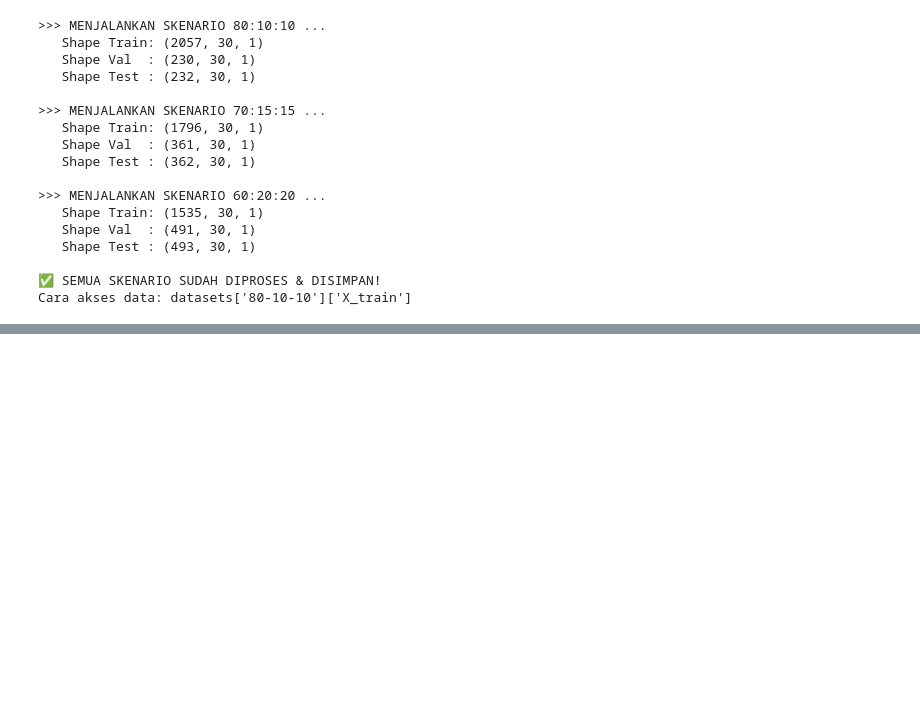
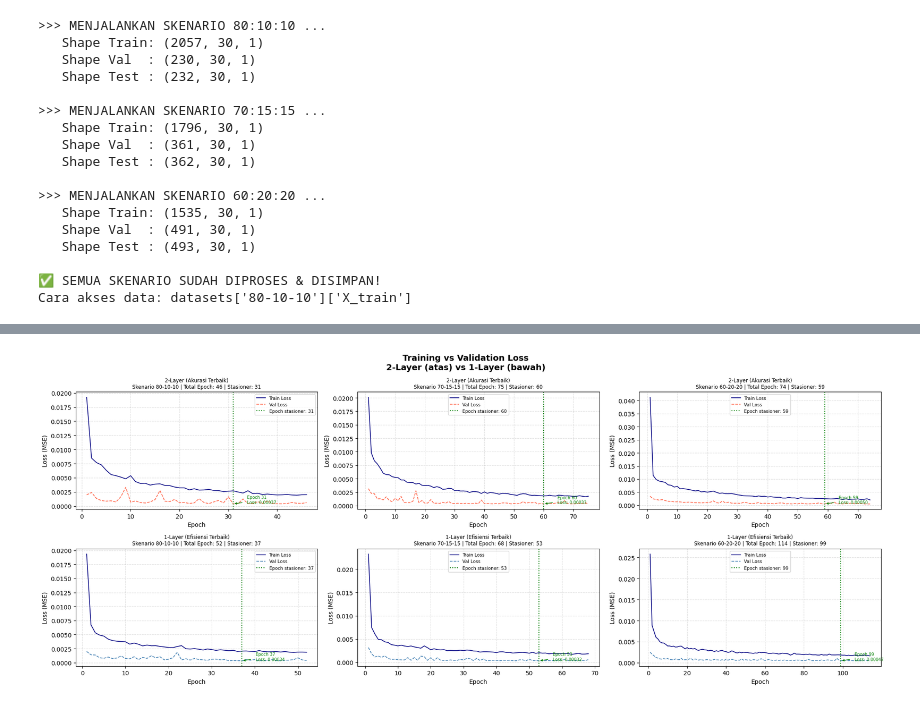
Before and after one commit to 031Talitha/TAtalitha, a Jupyter notebook: Uji TA Parameter Revisi.ipynb, the cells around one changed output, grey strips where cells are left out. Saved outputs shown, nothing was run; the diff lists cells and outputs as text; code cells hidden in the pictures; blank space fills up the shorter version.

```diff
--- a/Uji TA Parameter Revisi.ipynb
+++ b/Uji TA Parameter Revisi.ipynb
@@ -253,0 +957,90 @@ Cara akses data: datasets['80-10-10']['X_train']
+# %%
+# ============================================================
+# CELL 11 (REVISI) — LOSS CURVE + PENANDA EPOCH STASIONER
+# Perubahan: tambah garis vertikal di epoch terbaik (EarlyStopping)
+# ============================================================
+
+fig, axes = plt.subplots(2, 3, figsize=(20, 8))
+fig.suptitle('Training vs Validation Loss\n2-Layer (atas) vs 1-Layer (bawah)',
+             fontsize=14, fontweight='bold')
+
+for row_idx, cfg in enumerate(konfigurasi_final):
+    for col_idx, nama_skenario in enumerate(skenario_final):
+
+        key = f"{cfg['nama']}_{nama_skenario}"
+        ax  = axes[row_idx][col_idx]
+        h   = history_final[key]
+
+        total_epoch    = len(h['loss'])
+        val_loss_arr   = np.array(h['val_loss'])
+
+        # Epoch terbaik = epoch dengan val_loss terkecil (index + 1)
+        best_epoch     = int(np.argmin(val_loss_arr)) + 1
+        best_val_loss  = val_loss_arr[best_epoch - 1]
+
+        # Plot train & val loss
+        ax.plot(range(1, total_epoch + 1), h['loss'],
+                label='Train Loss', color='navy', linewidth=1.2)
+        ax.plot(range(1, total_epoch + 1), h['val_loss'],
+                label='Val Loss',
+                color='tomato' if cfg['n_bilstm_layers'] == 2 else 'steelblue',
+                linewidth=1.2, linestyle='--')
+
+        # ── GARIS VERTIKAL EPOCH STASIONER ──
+        ax.axvline(x=best_epoch, color='green', linestyle=':', linewidth=1.5,
+                   label=f'Epoch stasioner: {best_epoch}')
+
+        # Anotasi titik terbaik
+        ax.annotate(
+            f'  Epoch {best_epoch}\n  Loss: {best_val_loss:.5f}',
+            xy=(best_epoch, best_val_loss),
+            xytext=(best_epoch + total_epoch * 0.05, best_val_loss * 1.15),
+            fontsize=7, color='green',
+            arrowprops=dict(arrowstyle='->', color='green', lw=1)
+        )
+
+        ax.set_title(
+            f"{cfg['label']}\nSkenario {nama_skenario} | "
+            f"Total Epoch: {total_epoch} | Stasioner: {best_epoch}",
+            fontsize=8.5
+        )
+        ax.set_xlabel('Epoch')
+        ax.set_ylabel('Loss (MSE)')
+        ax.legend(fontsize=7.5)
+        ax.grid(True, linestyle='--', alpha=0.4)
+
+plt.tight_layout()
+plt.savefig('loss_curve.png', dpi=150, bbox_inches='tight')
+plt.show()
+print("✅ Loss curve (revisi) disimpan ke: 'loss_curve.png'")
+
+# Rekap epoch stasioner semua model
+print("\n" + "=" * 70)
+print("  REKAP EPOCH STASIONER SEMUA MODEL")
+print("=" * 70)
+print(f"{'Model':<35} {'Total Epoch':>12} {'Epoch Stasioner':>16} {'Val Loss Terbaik':>17}")
+print("-" * 70)
+for cfg in konfigurasi_final:
+    for nama_skenario in skenario_final:
+        key           = f"{cfg['nama']}_{nama_skenario}"
+        h             = history_final[key]
+        total_epoch   = len(h['loss'])
+        best_ep       = int(np.argmin(h['val_loss'])) + 1
+        best_vl       = min(h['val_loss'])
+        print(f"{key:<35} {total_epoch:>12} {best_ep:>16} {best_vl:>17.6f}")
+
+# Simpan semua model
+print("\n" + "=" * 70)
+print("  FILE MODEL YANG TERSIMPAN")
+print("=" * 70)
+for cfg in konfigurasi_final:
+    for nama_skenario in skenario_final:
+        key      = f"{cfg['nama']}_{nama_skenario}"
+        filepath = f"models/{key}.keras"
+        if os.path.exists(filepath):
+            size_kb = os.path.getsize(filepath) / 1024
+            print(f"  ✅ {filepath} ({size_kb:.1f} KB)")
+
+print("\n🎉 SELESAI! Semua model, grafik, dan hasil evaluasi sudah tersimpan.")
+# %% [output]
+[figure, added]
```
Also changed, not shown: parts of 13 cells of this notebook, 20 other files.
